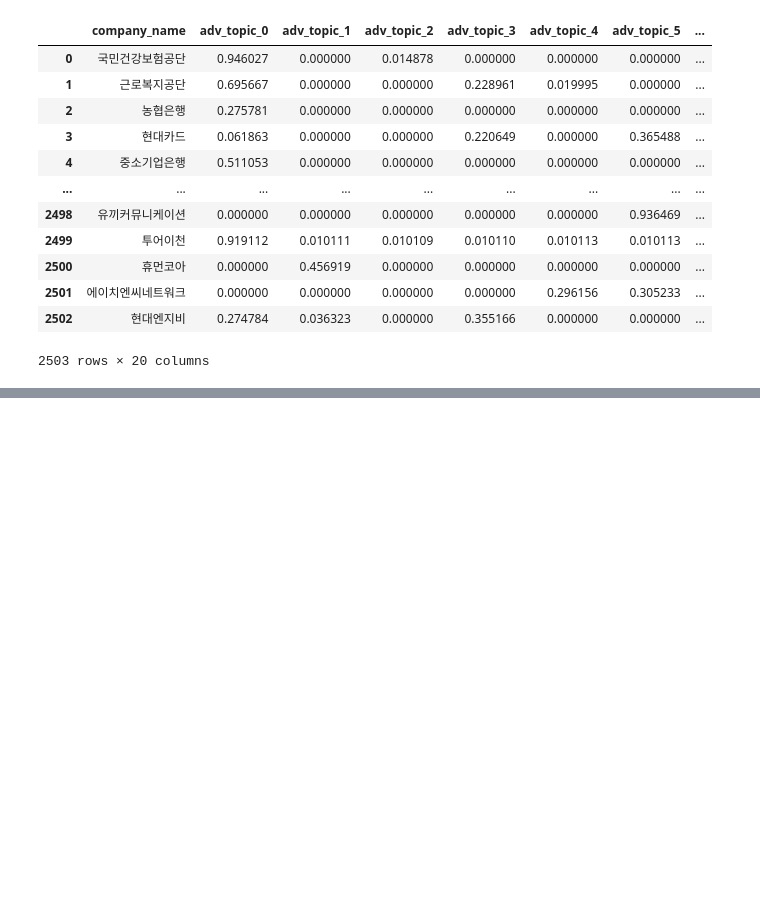
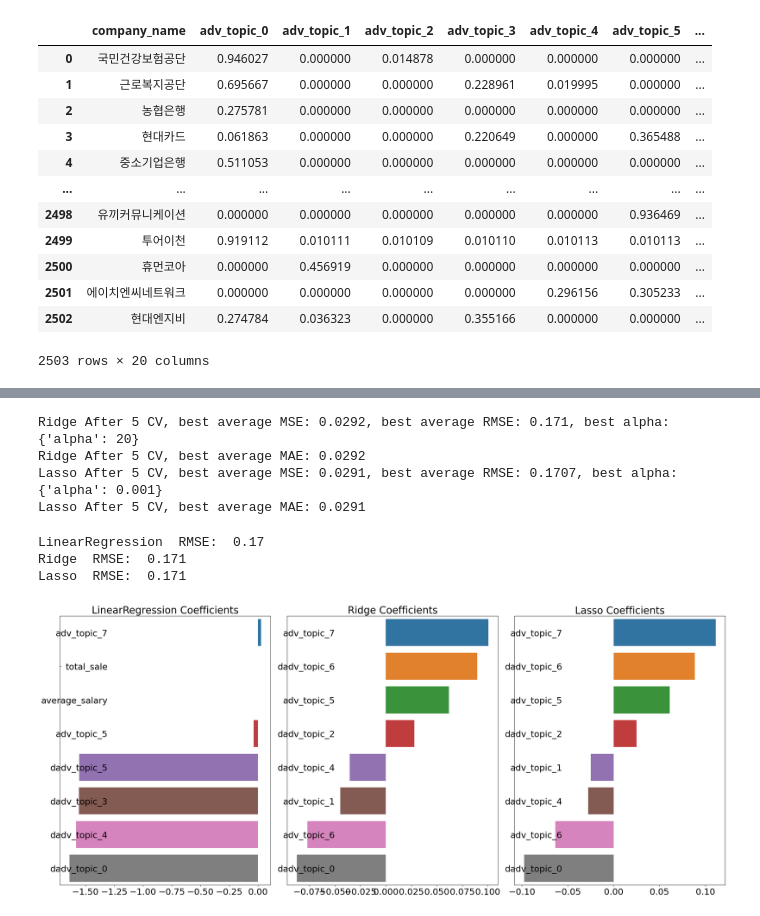
Before and after one commit to Sue-HyeongLee/SCAICO_turnover_rate, a Jupyter notebook: topic_modeling_tor_calculate_total.ipynb, the cells around one changed output, grey strips where cells are left out. Saved outputs shown, nothing was run; the diff lists cells and outputs as text; code cells hidden in the pictures; blank space fills up the shorter version.

```diff
--- a/topic_modeling_tor_calculate_total.ipynb
+++ b/topic_modeling_tor_calculate_total.ipynb
@@ -64,0 +185,46 @@ ValueError: could not convert string to float: '11.4억'
+# %%
+from sklearn.model_selection import GridSearchCV
+
+def print_best_params(model, params):
+    grid_model = GridSearchCV(model, param_grid=params,
+                              scoring='neg_mean_squared_error', cv=5)
+    grid_model.fit(x_data.astype(float),y_target.astype(float))
+    mse = -1 * grid_model.best_score_
+    rmse = np.sqrt(-1*grid_model.best_score_)
+    print('{0} After 5 CV, best average MSE: {1}, best average RMSE: {2}, best alpha: {3}'.format(model.__class__.__name__,np.round(mse,4),
+                                                                           np.round(rmse,4),grid_model.best_params_))
+
+    grid_model = GridSearchCV(model, param_grid=params,
+                              scoring='neg_mean_absolute_error', cv=5)
+    grid_model.fit(x_data.astype(float),y_target.astype(float))
+    mae = -1 * grid_model.best_score_
+    print('{0} After 5 CV, best average MAE: {1}'.format(model.__class__.__name__,np.round(mse,4)))
+
+ridge_params = {'alpha':[0.05, 0.1, 1, 5, 8, 10, 12, 15, 20]}
+lasso_params = {'alpha':[0.001, 0.005, 0.008, 0.05, 0.03, 0.1, 0.5, 1, 5, 10]}
+print_best_params(ridge_reg,ridge_params)
+print_best_params(lasso_reg,lasso_params)
+# %% [output]
+Ridge After 5 CV, best average MSE: 0.0292, best average RMSE: 0.171, best alpha: {'alpha': 20}
+Ridge After 5 CV, best average MAE: 0.0292
+Lasso After 5 CV, best average MSE: 0.0291, best average RMSE: 0.1707, best alpha: {'alpha': 0.001}
+Lasso After 5 CV, best average MAE: 0.0291
+# %%
+lr_reg = LinearRegression()
+lr_reg.fit(X_train, y_train)
+
+ridge_reg = Ridge(alpha=20)
+ridge_reg.fit(X_train, y_train)
+
+lasso_reg = Lasso(alpha=0.001)
+lasso_reg.fit(X_train,y_train)
+
+models = [lr_reg, ridge_reg, lasso_reg]
+get_rmses(models)
+
+visualize_coefficient(models)
+# %% [output]
+LinearRegression  RMSE:  0.17
+Ridge  RMSE:  0.171
+Lasso  RMSE:  0.171
+[figure, added]
```
Also changed, not shown: parts of 36 cells of this notebook.
